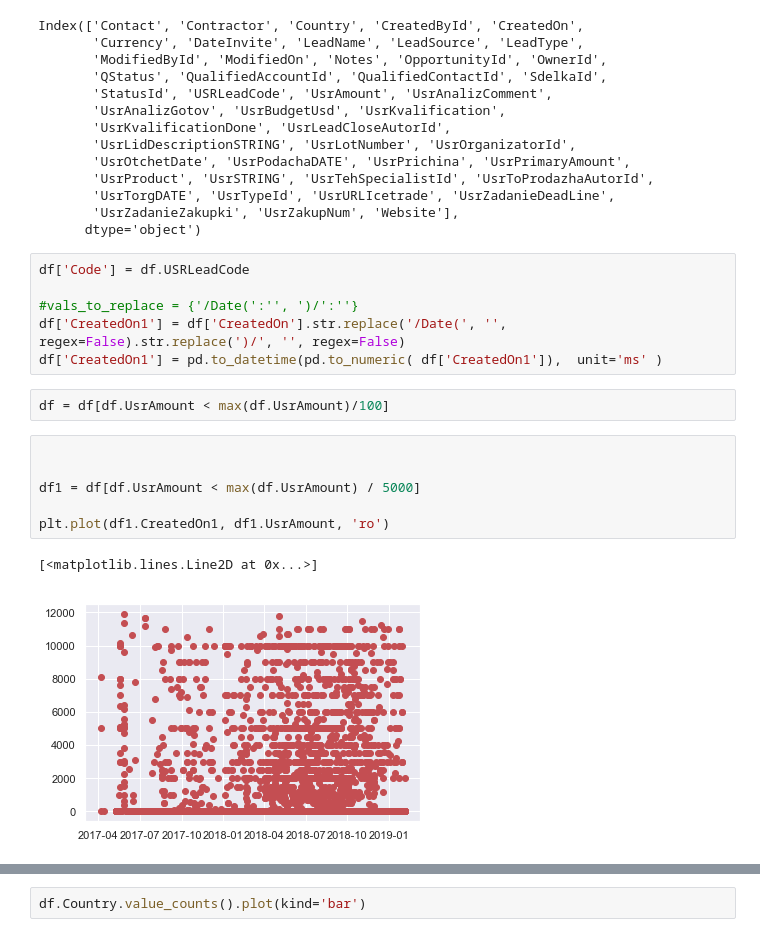
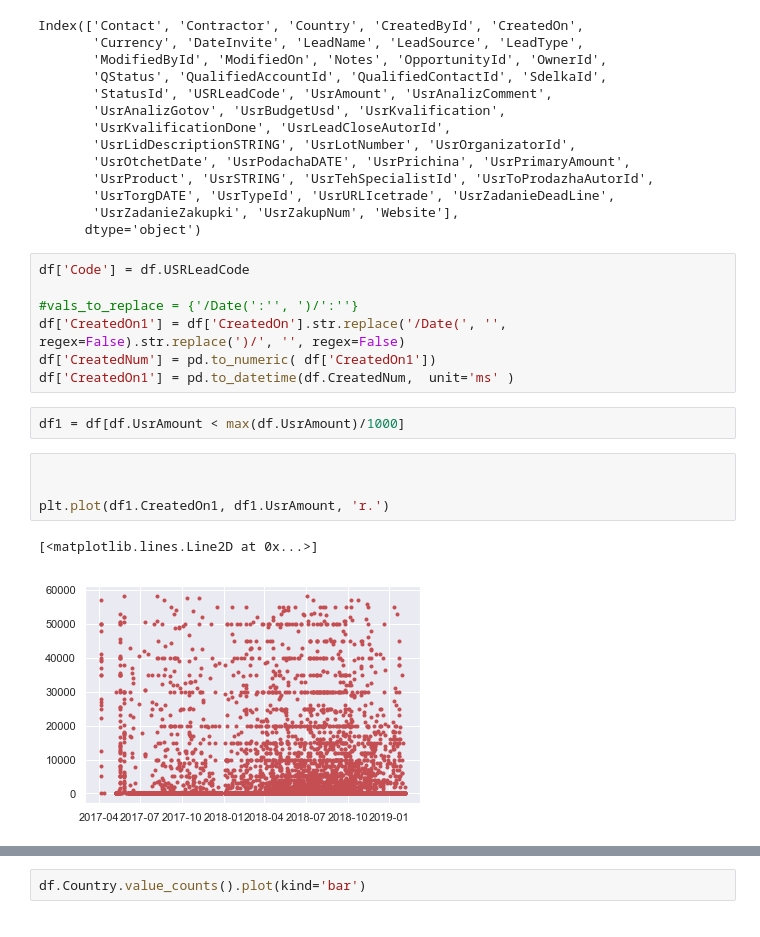
Before and after one commit to Azmitrok/DataSciencePractice, a Jupyter notebook: MyDataScience/Dima_DataAnalysis/Leads_EDA.ipynb, the cells around one changed output, grey strips where cells are left out. Drawn from its saved outputs; the diff is of its cells as text.

```diff
--- a/MyDataScience/Dima_DataAnalysis/Leads_EDA.ipynb
+++ b/MyDataScience/Dima_DataAnalysis/Leads_EDA.ipynb
@@ -38,15 +40,14 @@ df['Code'] = df.USRLeadCode
 
 #vals_to_replace = {'/Date(':'', ')/':''}
 df['CreatedOn1'] = df['CreatedOn'].str.replace('/Date(', '', regex=False).str.replace(')/', '', regex=False)
-df['CreatedOn1'] = pd.to_datetime(pd.to_numeric( df['CreatedOn1']),  unit='ms' )
+df['CreatedNum'] = pd.to_numeric( df['CreatedOn1'])
+df['CreatedOn1'] = pd.to_datetime(df.CreatedNum,  unit='ms' )
 # %%
-df = df[df.UsrAmount < max(df.UsrAmount)/100]
+df1 = df[df.UsrAmount < max(df.UsrAmount)/1000]
 # %%
 
 
-df1 = df[df.UsrAmount < max(df.UsrAmount) / 5000]
-
-plt.plot(df1.CreatedOn1, df1.UsrAmount, 'ro')
+plt.plot(df1.CreatedOn1, df1.UsrAmount, 'r.')
 # %% [output]
 [<matplotlib.lines.Line2D at 0x...>]
-[figure, old version]
+[figure, new version]
```
Also changed, not shown: parts of 6 cells of this notebook.
